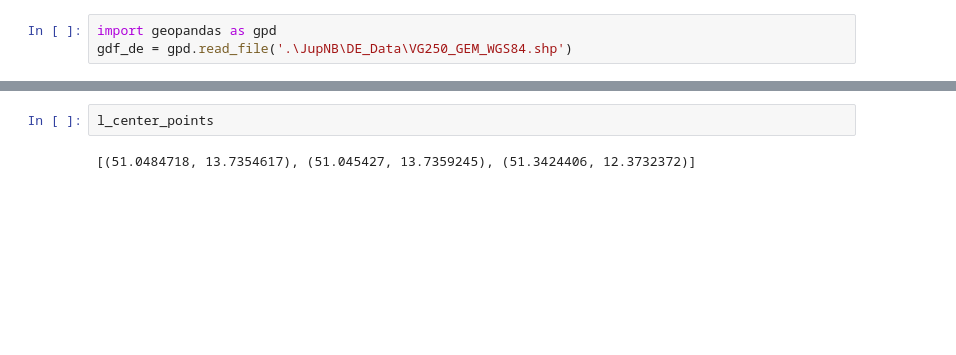
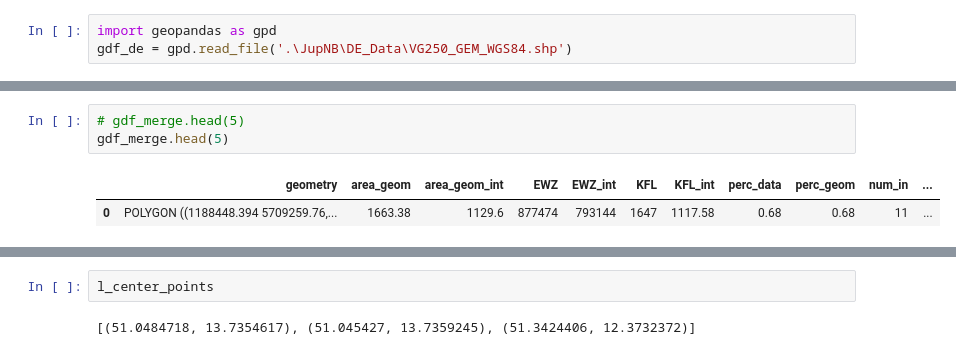
Before and after one commit to JErenci/ditto_v2, a Jupyter notebook: JupNB/gen_map_adm/extract_map_functions.ipynb, the cells around one changed output, grey strips where cells are left out. Saved outputs shown, nothing was run; the diff lists cells and outputs as text; blank space fills up the shorter version.

```diff
--- a/JupNB/gen_map_adm/extract_map_functions.ipynb
+++ b/JupNB/gen_map_adm/extract_map_functions.ipynb
@@ -247,0 +317,6 @@ AttributeError: module 'src.functionality_maps.f_maps' has no attribute 'get_fol
+# %%
+# gdf_merge.head(5)
+gdf_merge.head(5)
+# %% [output]
+|  | geometry | area_geom | area_geom_int | EWZ | EWZ_int | KFL | KFL_int | perc_data | perc_geom | num_in | ... |
+| 0 | POLYGON ((1188448.394 5709259.76,... | 1663.38 | 1129.6 | 877474 | 793144 | 1647 | 1117.58 | 0.68 | 0.68 | 11 | ... |
```
Also changed, not shown: parts of 17 cells of this notebook, 1 other file.
